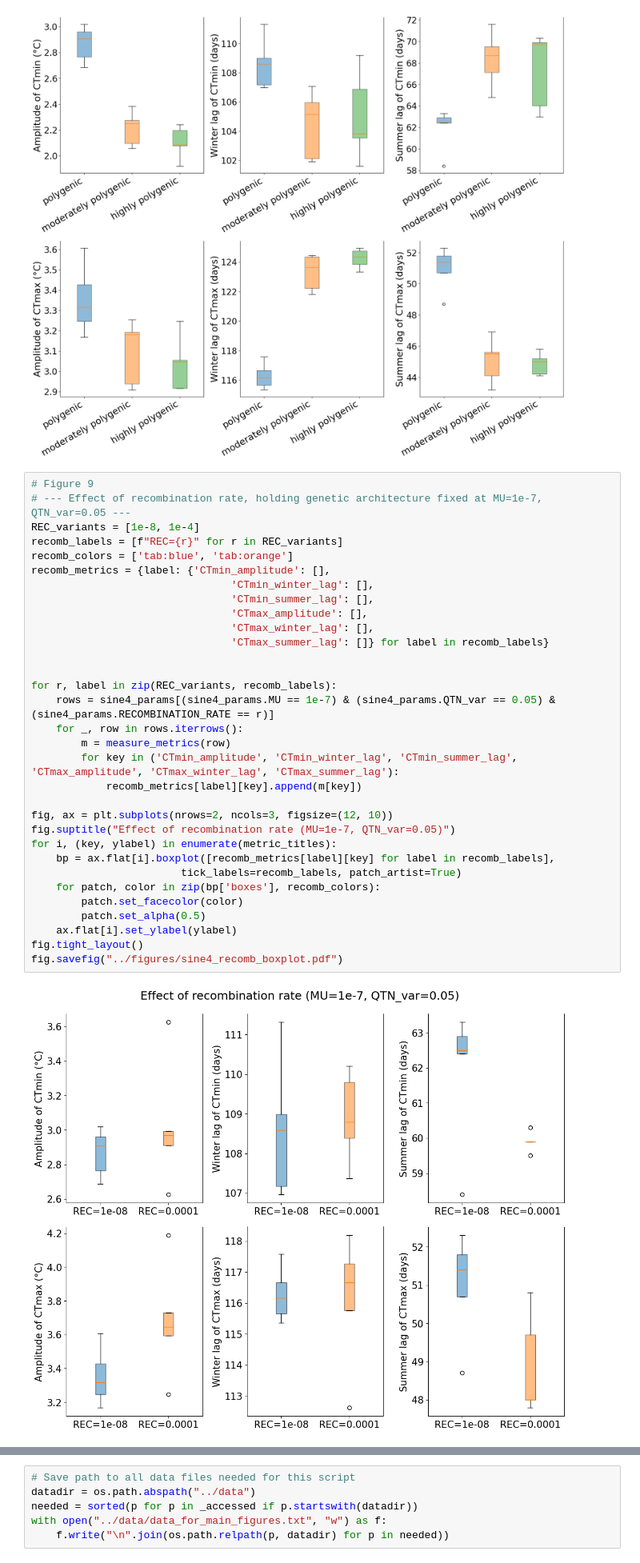
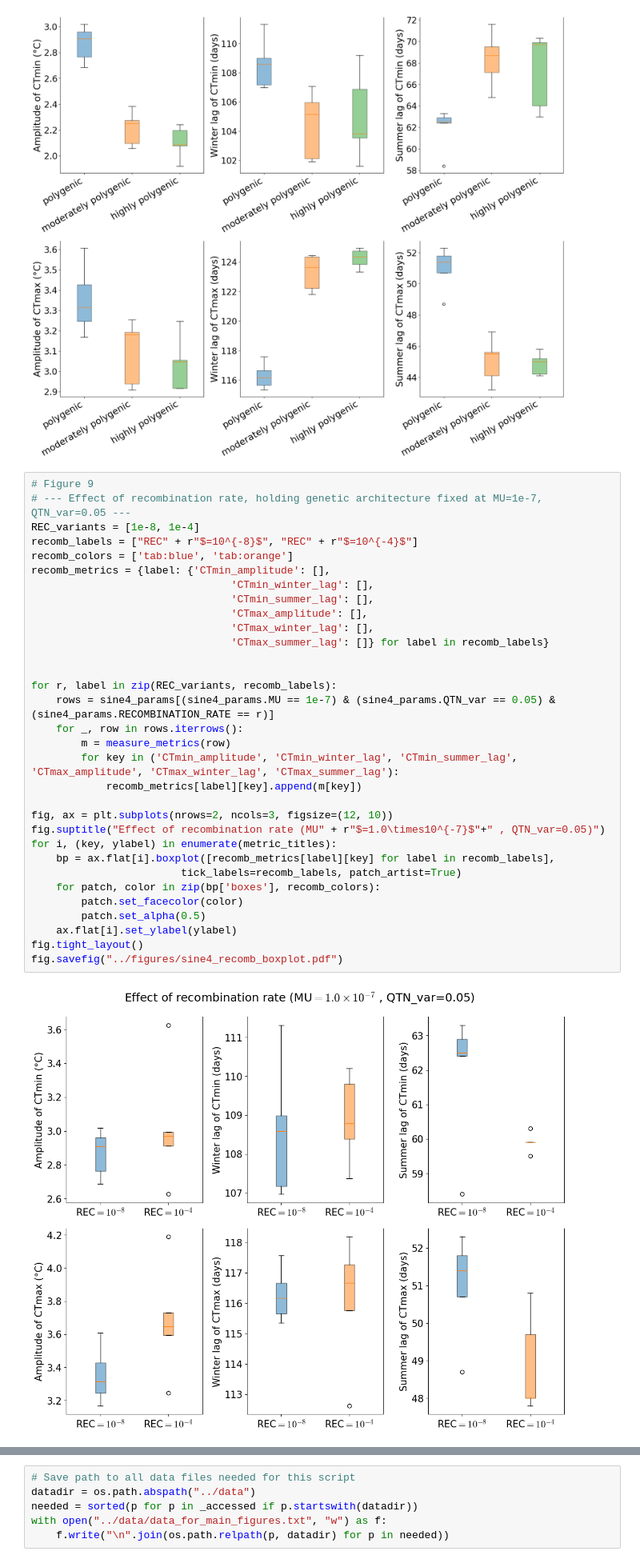
Before and after one commit to jiseonmin/TPC_evolution_SLiM, a Jupyter notebook: notebooks/Main_figures.ipynb, the cells around one changed output, grey strips where cells are left out. Shown at 80% size. Saved outputs shown, nothing was run; the diff lists cells and outputs as text.

```diff
--- a/notebooks/Main_figures.ipynb
+++ b/notebooks/Main_figures.ipynb
@@ -888,36 +888,36 @@ fig.savefig("../figures/sine4_polygenicity_boxplot.pdf")
 # Figure 9
 # --- Effect of recombination rate, holding genetic architecture fixed at MU=1e-7, QTN_var=0.05 ---
 REC_variants = [1e-8, 1e-4]
-recomb_labels = [f"REC={r}" for r in REC_variants]
+recomb_labels = ["REC" + r"$=10^{-8}$", "REC" + r"$=10^{-4}$"]
 recomb_colors = ['tab:blue', 'tab:orange']
 recomb_metrics = {label: {'CTmin_amplitude': [],
                                 'CTmin_winter_lag': [],
                                 'CTmin_summer_lag': [],
                                 'CTmax_amplitude': [],
                                 'CTmax_winter_lag': [],
                                 'CTmax_summer_lag': []} for label in recomb_labels}
 
 
 for r, label in zip(REC_variants, recomb_labels):
     rows = sine4_params[(sine4_params.MU == 1e-7) & (sine4_params.QTN_var == 0.05) & (sine4_params.RECOMBINATION_RATE == r)]
     for _, row in rows.iterrows():
         m = measure_metrics(row)
         for key in ('CTmin_amplitude', 'CTmin_winter_lag', 'CTmin_summer_lag', 'CTmax_amplitude', 'CTmax_winter_lag', 'CTmax_summer_lag'):
             recomb_metrics[label][key].append(m[key])
 
 fig, ax = plt.subplots(nrows=2, ncols=3, figsize=(12, 10))
-fig.suptitle("Effect of recombination rate (MU=1e-7, QTN_var=0.05)")
+fig.suptitle("Effect of recombination rate (MU" + r"$=1.0\times10^{-7}$"+" , QTN_var=0.05)")
 for i, (key, ylabel) in enumerate(metric_titles):
     bp = ax.flat[i].boxplot([recomb_metrics[label][key] for label in recomb_labels],
                         tick_labels=recomb_labels, patch_artist=True)
     for patch, color in zip(bp['boxes'], recomb_colors):
         patch.set_facecolor(color)
         patch.set_alpha(0.5)
     ax.flat[i].set_ylabel(ylabel)
 fig.tight_layout()
 fig.savefig("../figures/sine4_recomb_boxplot.pdf")
 # %% [output]
-[figure, old version]
+[figure, new version]
 # %%
 # Figure 10
 # prepare theoretical prediction
```
Also changed, not shown: 3 other files.
